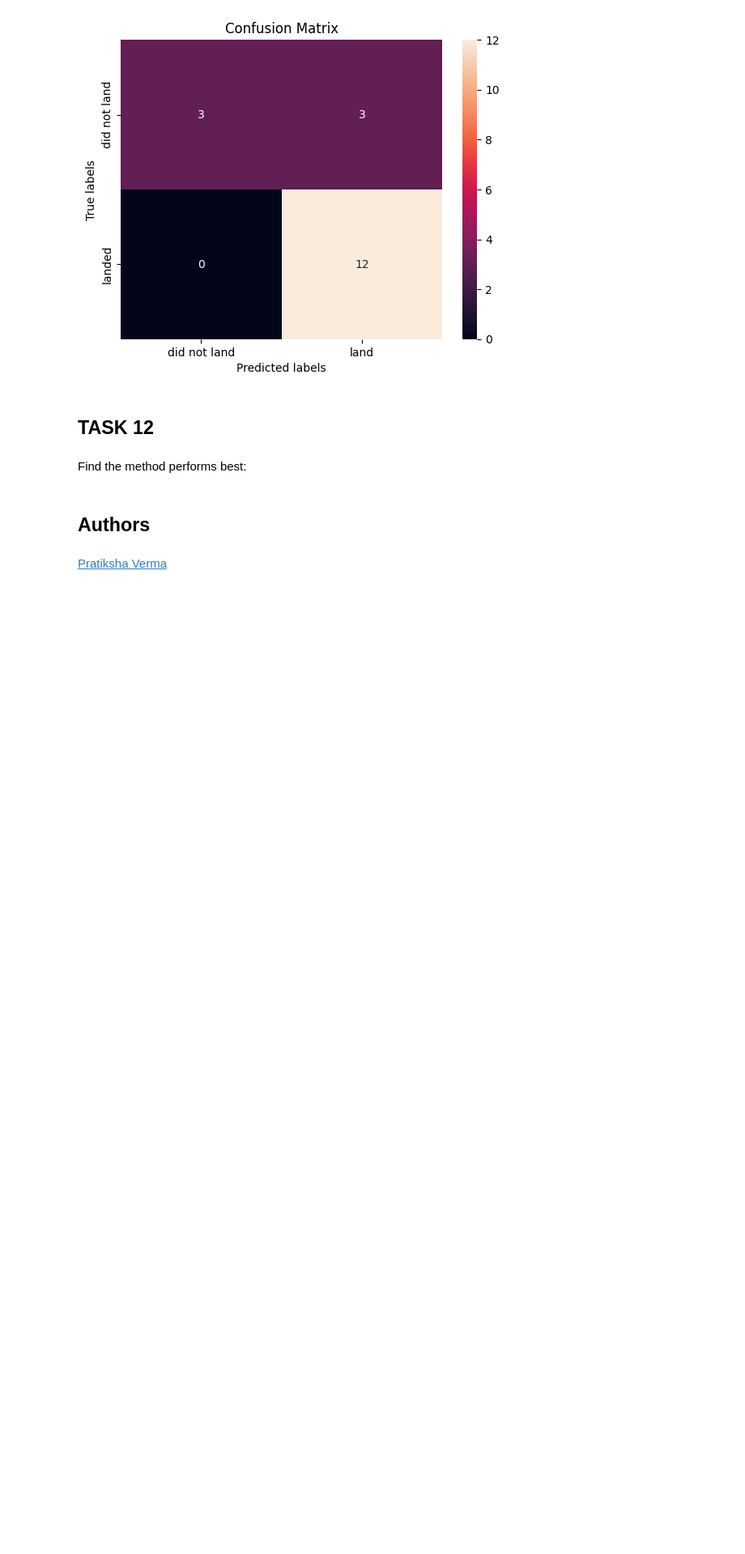
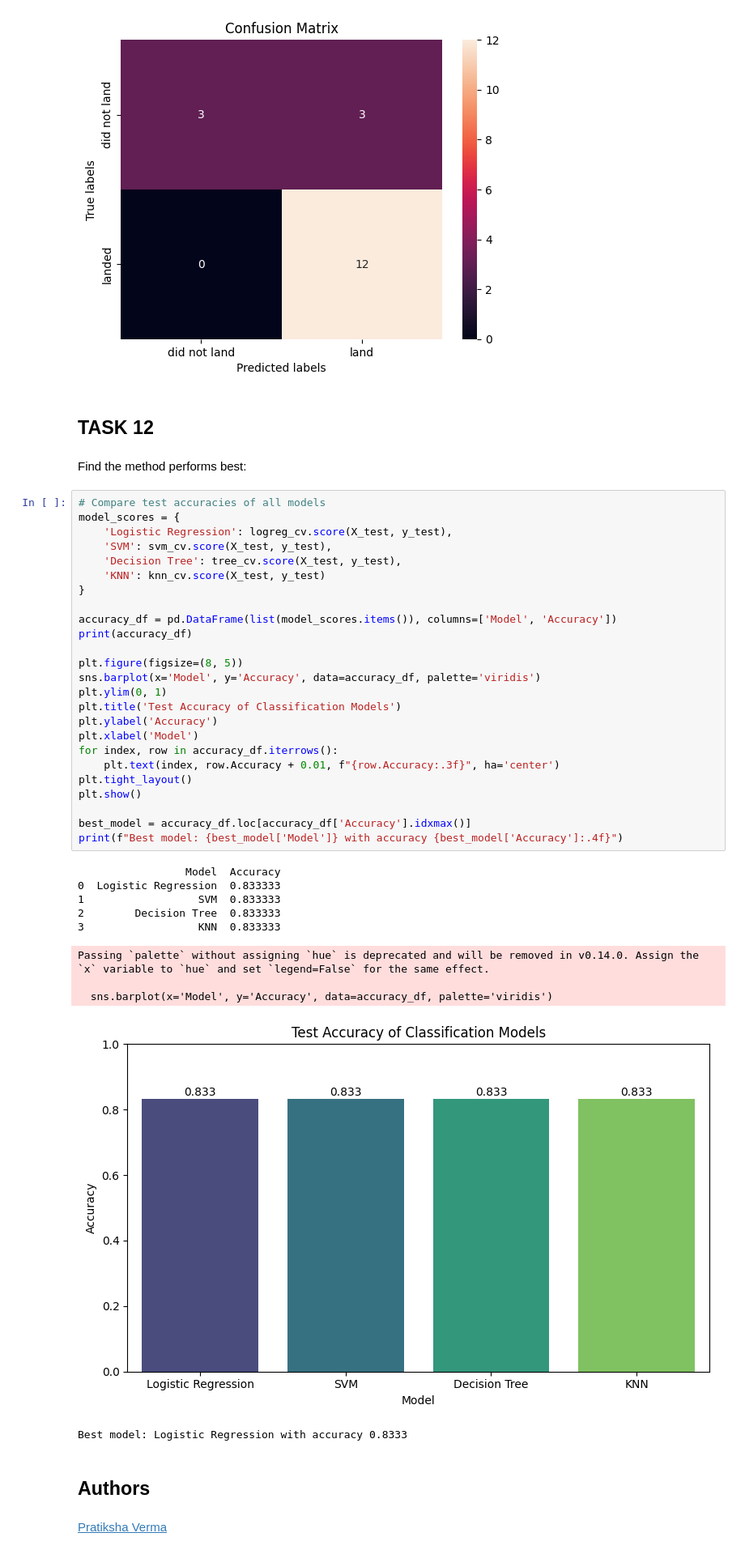
Before and after one commit to artemiui/coursera-ibm-spacex, a Jupyter notebook: SpaceX_Machine Learning Prediction_Part_5.ipynb, the cells around one changed output. Shown at 81% size. Drawn from its saved outputs; the diff is of its cells as text; blank space fills up the shorter version.

```diff
--- a/SpaceX_Machine Learning Prediction_Part_5.ipynb
+++ b/SpaceX_Machine Learning Prediction_Part_5.ipynb
@@ -326,6 +338,42 @@ plot_confusion_matrix(y_test,yhat)
 ## TASK  12
 # %% [markdown]
 Find the method performs best:
+# %%
+# Compare test accuracies of all models
+model_scores = {
+    'Logistic Regression': logreg_cv.score(X_test, y_test),
+    'SVM': svm_cv.score(X_test, y_test),
+    'Decision Tree': tree_cv.score(X_test, y_test),
+    'KNN': knn_cv.score(X_test, y_test)
+}
+
+accuracy_df = pd.DataFrame(list(model_scores.items()), columns=['Model', 'Accuracy'])
+print(accuracy_df)
+
+plt.figure(figsize=(8, 5))
+sns.barplot(x='Model', y='Accuracy', data=accuracy_df, palette='viridis')
+plt.ylim(0, 1)
+plt.title('Test Accuracy of Classification Models')
+plt.ylabel('Accuracy')
+plt.xlabel('Model')
+for index, row in accuracy_df.iterrows():
+    plt.text(index, row.Accuracy + 0.01, f"{row.Accuracy:.3f}", ha='center')
+plt.tight_layout()
+plt.show()
+
+best_model = accuracy_df.loc[accuracy_df['Accuracy'].idxmax()]
+print(f"Best model: {best_model['Model']} with accuracy {best_model['Accuracy']:.4f}")
+# %% [output]
+                 Model  Accuracy
+0  Logistic Regression  0.833333
+1                  SVM  0.833333
+2        Decision Tree  0.833333
+3                  KNN  0.833333
+Passing `palette` without assigning `hue` is deprecated and will be removed in v0.14.0. Assign the `x` variable to `hue` and set `legend=False` for the same effect.
+
+  sns.barplot(x='Model', y='Accuracy', data=accuracy_df, palette='viridis')
+[figure, added]
+Best model: Logistic Regression with accuracy 0.8333
 # %% [markdown]
 ## Authors
 # %% [markdown]
```
Also changed, not shown: parts of 8 cells of this notebook, 5 other files.
